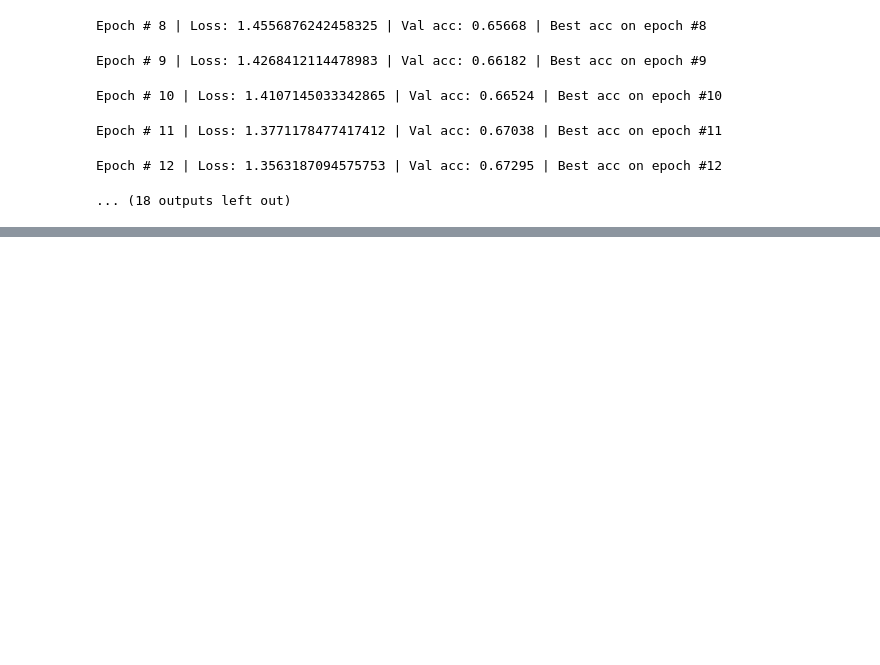
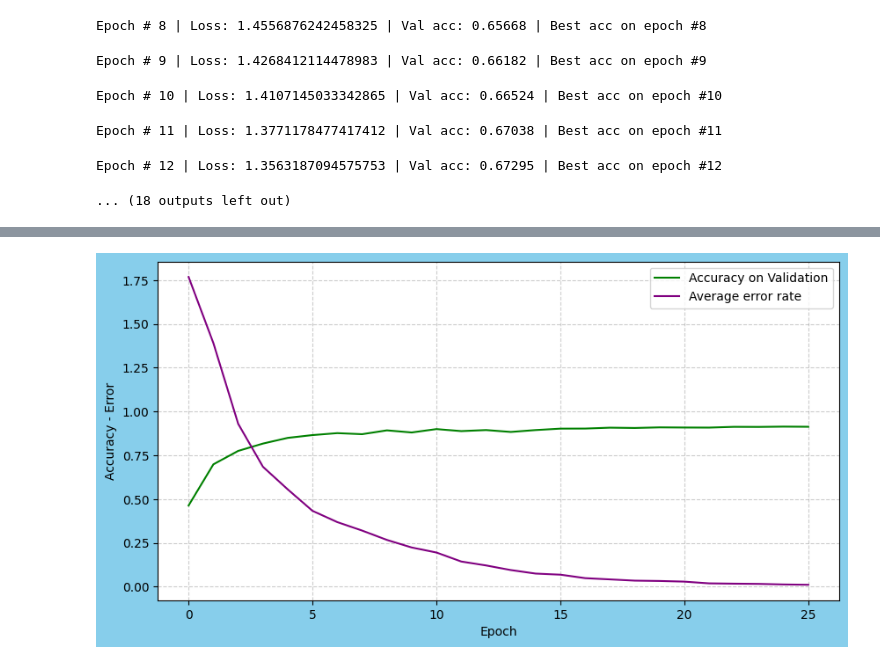
Before and after one commit to LuchianPeledutse/Projects, a Jupyter notebook: TextClassification/main.ipynb, the cells around one changed output, grey strips where cells are left out. Saved outputs shown, nothing was run; the diff lists cells and outputs as text; code cells hidden in the pictures; blank space fills up the shorter version.

```diff
--- a/TextClassification/main.ipynb
+++ b/TextClassification/main.ipynb
@@ -1809,0 +2240,8 @@ rnn_mod = RNNMod(vocab_size,embed_dim = 300,hid_size=64,num_layers=3,dropout=0.1
+# %%
+rnn_val_res_2 = train_classification_model(ngram_300_rnn_mod,
+                                        15,
+                                        train_loader_val_ngram_rnn,
+                                        optimizer_val_ngram_rnn,
+                                        loss_func,
+                                        Val_val_tensor,
+                                        dev = 'cuda')
@@ -1809,0 +2251,8 @@ rnn_mod = RNNMod(vocab_size,embed_dim = 300,hid_size=64,num_layers=3,dropout=0.1
+# %%
+rnn_val_res_3 = train_classification_model(ngram_300_rnn_mod,
+                                        15,
+                                        train_loader_val_ngram_rnn,
+                                        optimizer_val_ngram_rnn,
+                                        loss_func,
+                                        Val_val_tensor,
+                                        dev = 'cuda')
@@ -1809,0 +2266,8 @@ rnn_mod = RNNMod(vocab_size,embed_dim = 300,hid_size=64,num_layers=3,dropout=0.1
+# %%
+rnn_val_res_4 = train_classification_model(ngram_300_rnn_mod,
+                                        15,
+                                        train_loader_val_ngram_rnn,
+                                        optimizer_val_ngram_rnn,
+                                        loss_func,
+                                        Val_val_tensor,
+                                        dev = 'cuda')
@@ -1809,0 +2288,7 @@ rnn_mod = RNNMod(vocab_size,embed_dim = 300,hid_size=64,num_layers=3,dropout=0.1
+# %%
+the_rnn_losses = rnn_val_res[1] + rnn_val_res_2[1] + rnn_val_res_3[1] + rnn_val_res_4[1]
+the_rnn_scores = rnn_val_res[2] + rnn_val_res_2[2] + rnn_val_res_3[2] + rnn_val_res_4[2]
+# %%
+the_ax = print_loss_val(the_rnn_losses,the_rnn_scores,val_name = 'Validation')
+# %% [output]
+[figure, added]
```
Also changed, not shown: parts of 151 cells of this notebook, 2 other files.
